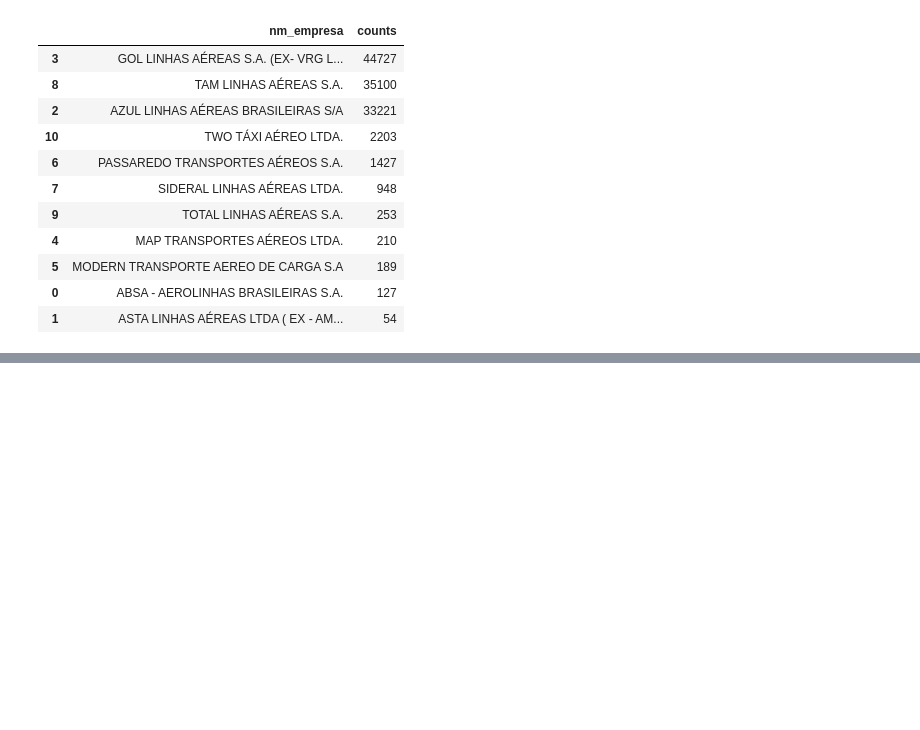
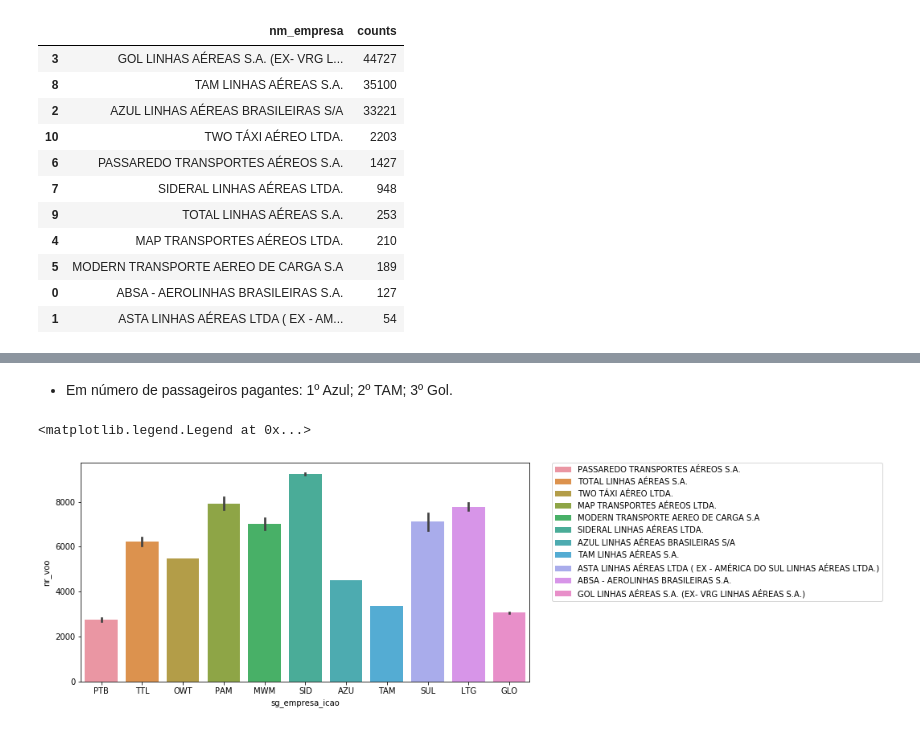
Before and after one commit to pathilink/gol, a Jupyter notebook: case_anac.ipynb, the cells around one changed output, grey strips where cells are left out. Cells and saved outputs as stored; diff of their text form; code cells hidden in the pictures; blank space fills up the shorter version.

```diff
--- a/case_anac.ipynb
+++ b/case_anac.ipynb
@@ -391,0 +371,12 @@ Algumas considerações:
+# %% [markdown]
+* Em número de passageiros pagantes: 1º Azul; 2º TAM; 3º Gol.
+# %%
+# vôos por empresa
+fig_dims = (10, 5)
+fig, ax = plt.subplots(figsize=fig_dims)
+
+sns.barplot(x='sg_empresa_icao', y='nr_voo', hue="nm_empresa", dodge=False, data=df_clean)
+plt.legend(bbox_to_anchor=(1.05, 1), loc=2, borderaxespad=0.)
+# %% [output]
+<matplotlib.legend.Legend at 0x...>
+[figure, added]
```
Also changed, not shown: parts of 30 cells of this notebook, 1 other file.
